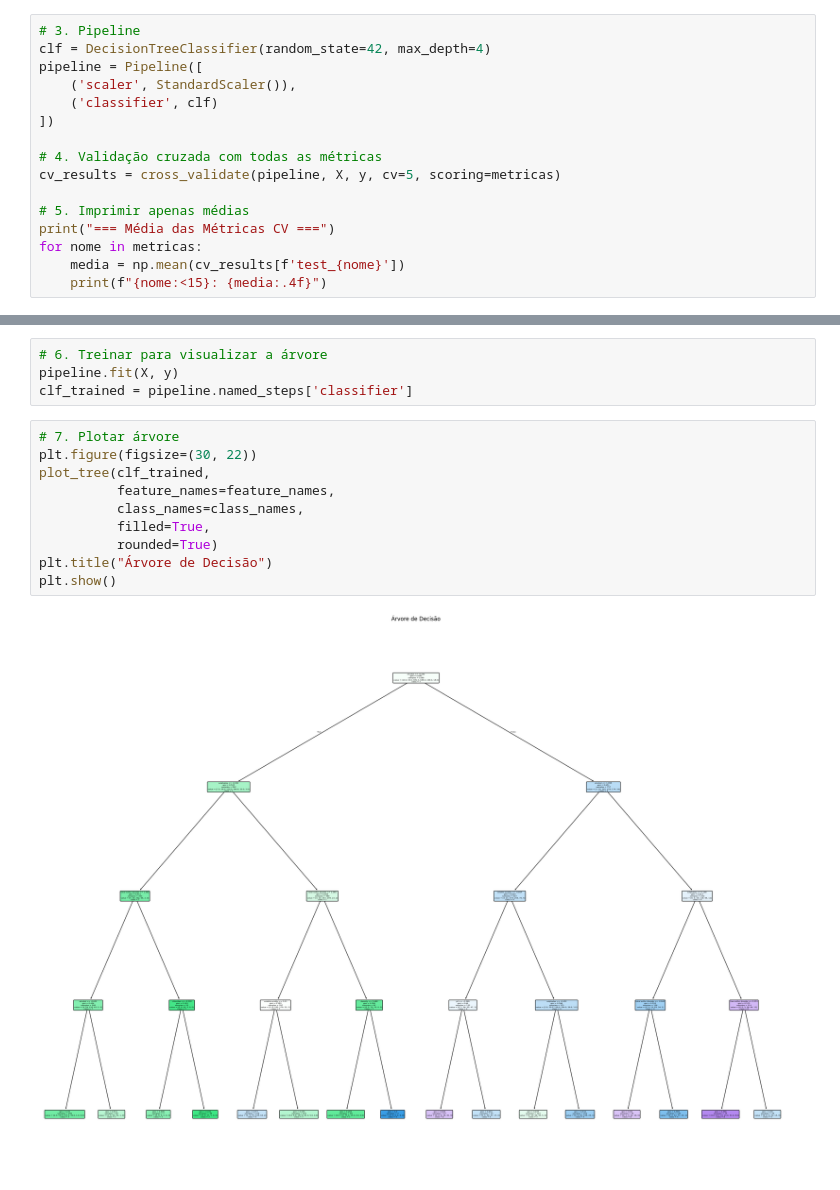
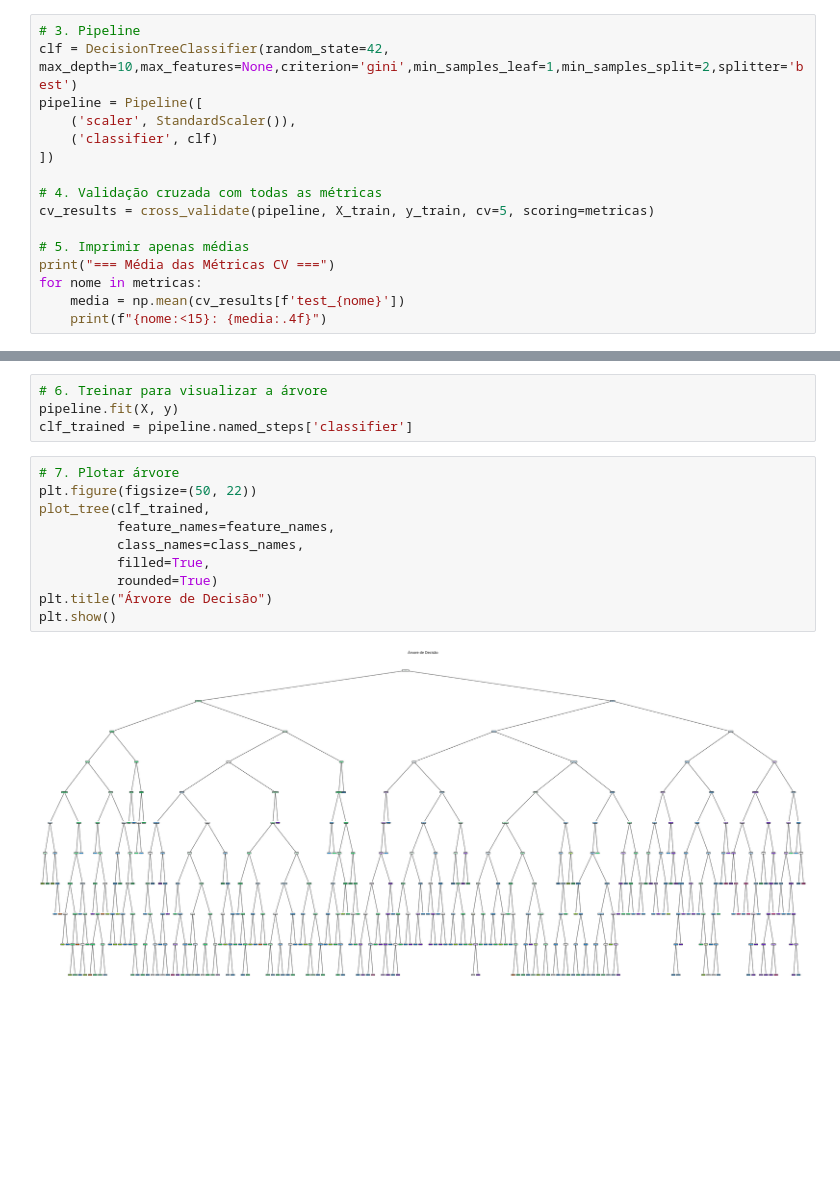
Before and after one commit to Robert-FM/modelo-decision-tree, a Jupyter notebook: decision-tree.ipynb, the cells around one changed output, grey strips where cells are left out. Cells and saved outputs as stored; diff of their text form; blank space fills up the shorter version.

```diff
--- a/decision-tree.ipynb
+++ b/decision-tree.ipynb
@@ -64,14 +69,14 @@ metricas = {
 }
 # %%
 # 3. Pipeline
-clf = DecisionTreeClassifier(random_state=42, max_depth=4)
+clf = DecisionTreeClassifier(random_state=42, max_depth=10,max_features=None,criterion='gini',min_samples_leaf=1,min_samples_split=2,splitter='best')
 pipeline = Pipeline([
     ('scaler', StandardScaler()),
     ('classifier', clf)
 ])
 
 # 4. Validação cruzada com todas as métricas
-cv_results = cross_validate(pipeline, X, y, cv=5, scoring=metricas)
+cv_results = cross_validate(pipeline, X_train, y_train, cv=5, scoring=metricas)
 
 # 5. Imprimir apenas médias
 print("=== Média das Métricas CV ===")
@@ -90,13 +95,13 @@ pipeline.fit(X, y)
 clf_trained = pipeline.named_steps['classifier']
 # %%
 # 7. Plotar árvore
-plt.figure(figsize=(30, 22))
+plt.figure(figsize=(50, 22))
 plot_tree(clf_trained,
           feature_names=feature_names,
           class_names=class_names,
           filled=True,
           rounded=True)
 plt.title("Árvore de Decisão")
 plt.show()
 # %% [output]
-[figure, old version]
+[figure, new version]
```
Also changed, not shown: parts of 2 cells of this notebook, 1 other file.
